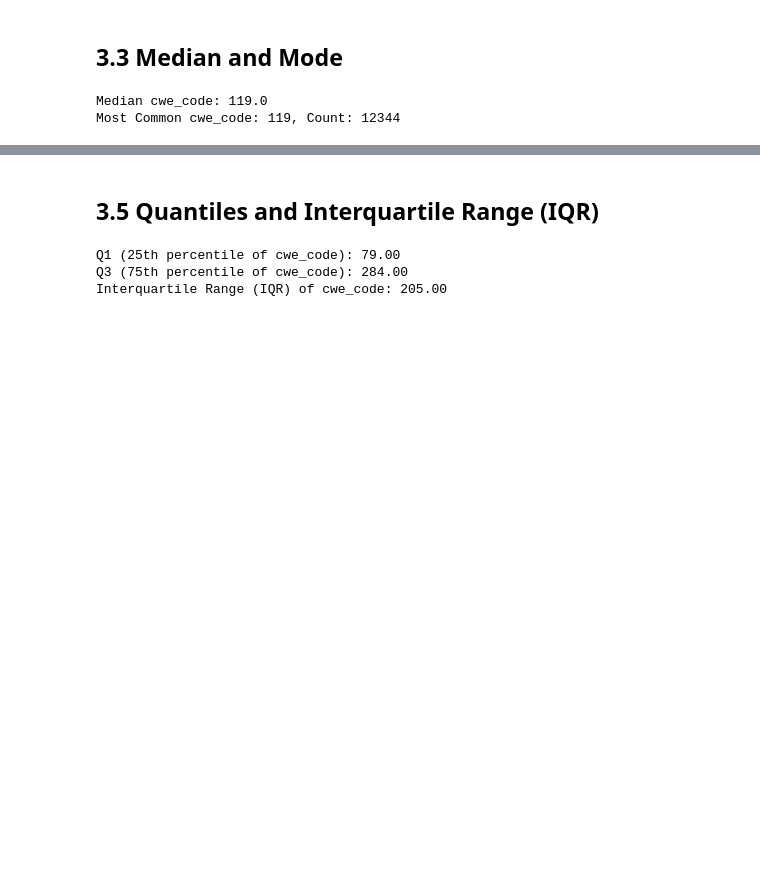
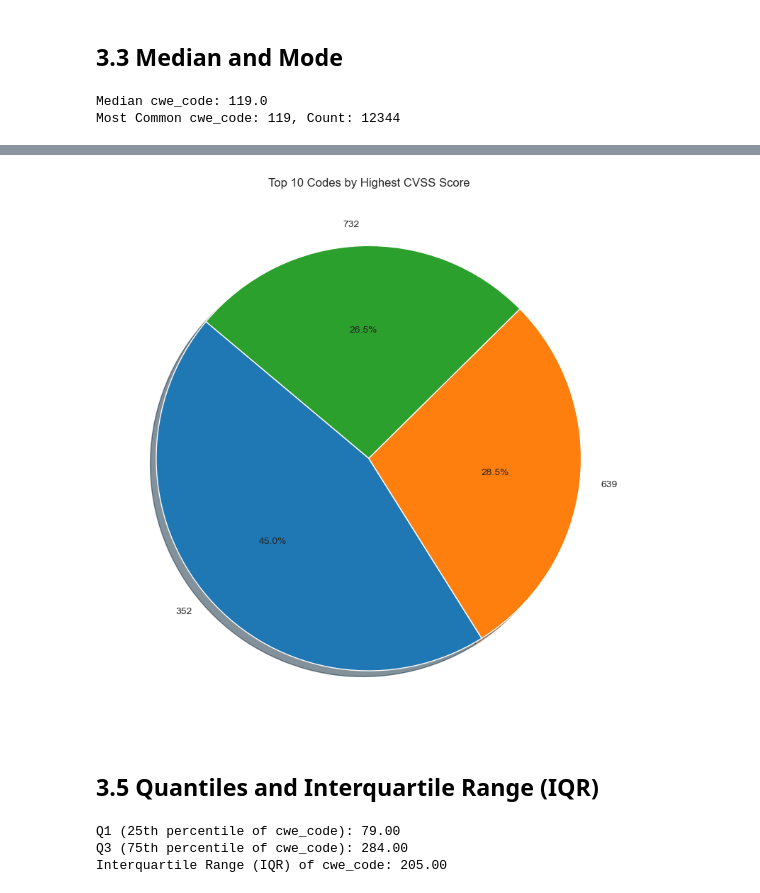
Before and after one commit to 01Qin/DataAnalytics, a Jupyter notebook: mini_project/Common Vulnerability.ipynb, the cells around one changed output, grey strips where cells are left out. Drawn from its saved outputs; the diff is of its cells as text; code cells hidden in the pictures; blank space fills up the shorter version.

Commit message:
Create the pie chart

```diff
--- a/mini_project/Common Vulnerability.ipynb
+++ b/mini_project/Common Vulnerability.ipynb
@@ -288,41 +288,67 @@ Most Common cwe_code: 119, Count: 12344
 # %%
 # Plot the top 10 codes by pub_date in the most recent year
 
-plt.figure(figsize=(12, 6))  # Set the figure size for better readability
+# plt.figure(figsize=(12, 6))  # Set the figure size for better readability
+#
+# # Extract the year
+# df['year'] = df['pub_date'].dt.year
+#
+# # Get the most recent year
+# most_recent_year = df['year'].max()
+#
+# # Get the top 10 most frequent 'cwe_code' values in the most recent year
+# top10_cwe_codes = recent_df['cwe_code'].value_counts().nlargest(10).index
+#
+# # Filter the DataFrame for only the top 10 cwe_codes
+# top10_df = recent_df[recent_df['cwe_code'].isin(top10_cwe_codes)]
+#
+# # For each of the top 10 cwe_codes, get the first pub_date
+# plot_data = top10_df.groupby('cwe_code')['pub_date'].first().reset_index()
+#
+# # Line plot of codes vs. pub_date
+# plt.plot(
+#     plot_data['cwe_code'],
+#     plot_data['pub_date'],
+#     marker='o', linestyle='-', color='b'
+# )
+#
+# # Rotate x-axis labels for better readability
+# plt.xticks(rotation=45, ha='right')
+#
+# # Add titles and axis labels
+# plt.title(f"Top 10 cwe_codes by frequency in {most_recent_year}")
+# plt.ylabel("pub_date")
+# plt.xlabel("cwe_code")
+#
+# # Adjust layout to prevent label overlap
+# plt.tight_layout()
+#
+# # Display the plot
+# plt.show()
 
-# Extract the year
-df['year'] = df['pub_date'].dt.year
+# Pie Chart: Top 10 codes by highest cvss scores
 
-# Get the most recent year
-most_recent_year = df['year'].max()
+# Select the top 10 codes with cvss scores
+df_latest = df[df['mod_date'] == df['mod_date'].max()]
+top10_codes = df_latest.nlargest(10, 'cvss')
 
-# Get the top 10 most frequent 'cwe_code' values in the most recent year
-top10_cwe_codes = recent_df['cwe_code'].value_counts().nlargest(10).index
+plt.figure(figsize=(8, 8))  # Set figure size
 
-# Filter the DataFrame for only the top 10 cwe_codes
-top10_df = recent_df[recent_df['cwe_code'].isin(top10_cwe_codes)]
-
-# For each of the top 10 cwe_codes, get the first pub_date
-plot_data = top10_df.groupby('cwe_code')['pub_date'].first().reset_index()
-
-# Line plot of codes vs. pub_date
-plt.plot(
-    plot_data['cwe_code'],
-    plot_data['pub_date'],
-    marker='o', linestyle='-', color='b'
+# Create the pie chart
+plt.pie(
+    top10_codes['cvss'],  # Values for the pie slices
+    labels=top10_codes['cwe_code'],  # Labels for each slice
+    autopct='%1.1f%%',  # Display percentage on slices
+    startangle=140,  # Rotate start angle for better layout
+    shadow=True  # Add shadow for visual effect
 )
 
-# Rotate x-axis labels for better readability
-plt.xticks(rotation=45, ha='right')
+# Add a title
+plt.title('Top 10 Codes by Highest CVSS Score')
 
-# Add titles and axis labels
-plt.title(f"Top 10 cwe_codes by frequency in {most_recent_year}")
-plt.ylabel("pub_date")
-plt.xlabel("cwe_code")
-
-# Adjust layout to prevent label overlap
+# Adjust layout
 plt.tight_layout()
 
-# Display the plot
+# Show the plot
 plt.show()
 # %% [output]
@@ -331,3 +355,4 @@ KeyError: 'pub_date'
+[figure, added]
 # %% [markdown]
 ## 3.5 Quantiles and Interquartile Range (IQR)
 # %%
```
Also changed, not shown: parts of 2 cells of this notebook.
